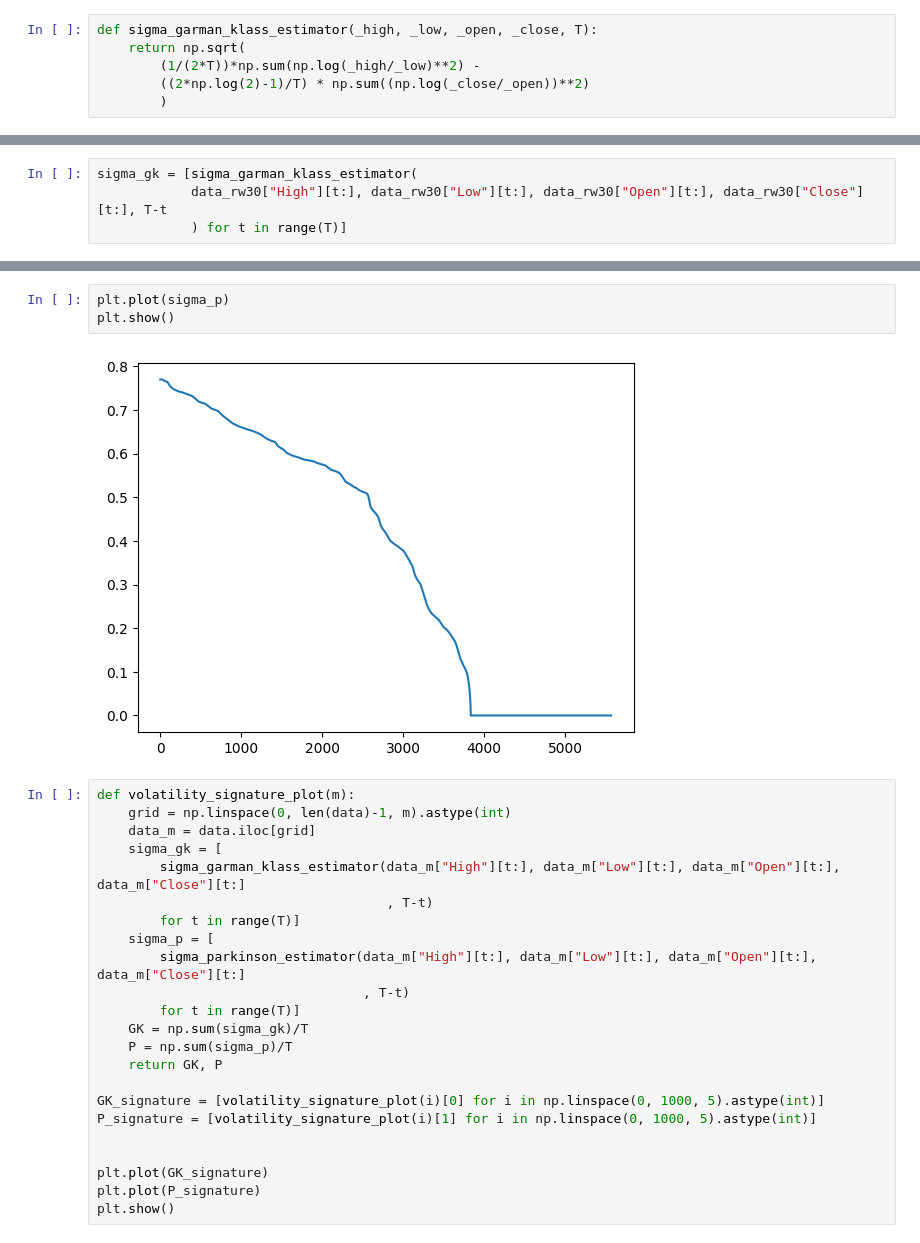
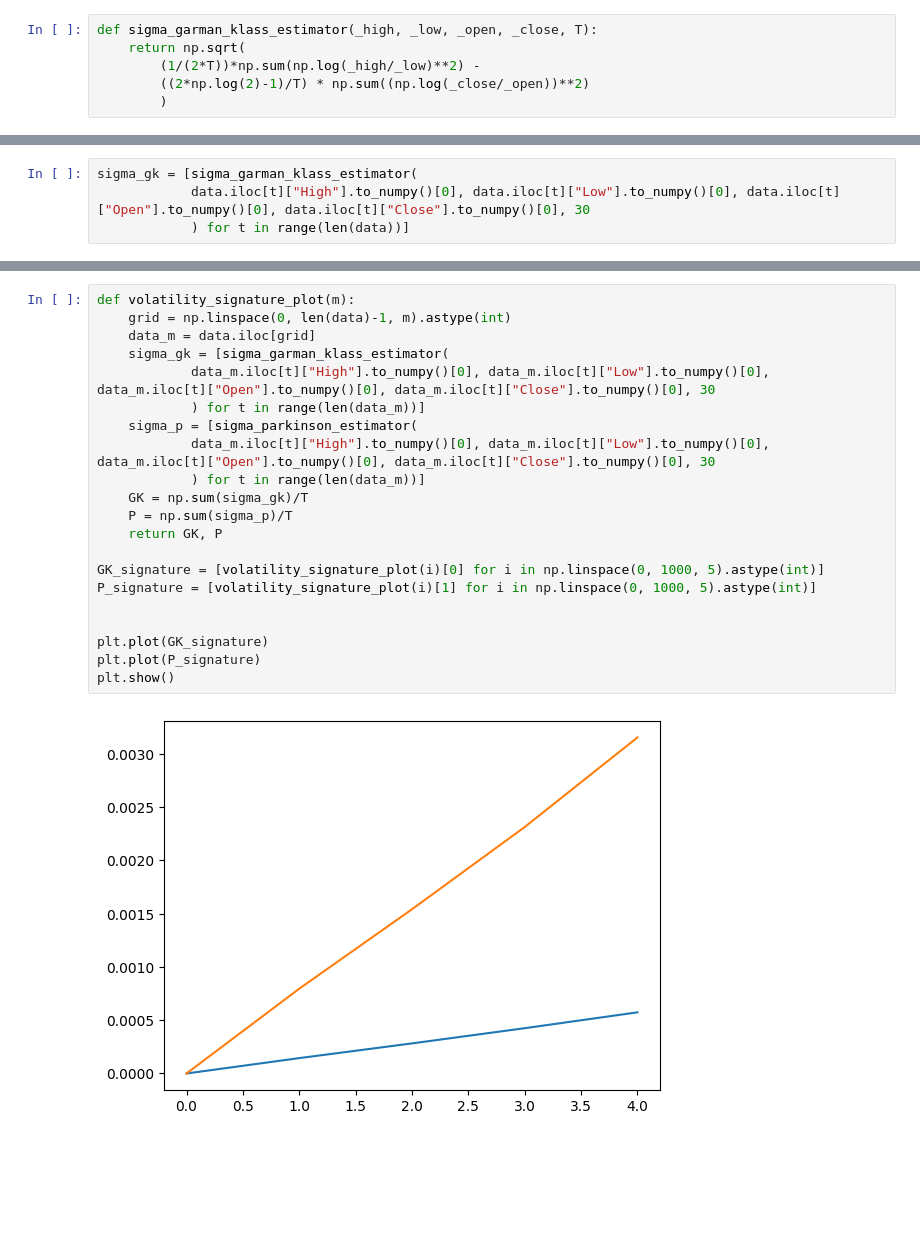
Before and after one commit to GiorgioCampo/CF_Assignment1, a Jupyter notebook: compfin_1.ipynb, the cells around one changed output, grey strips where cells are left out. Cells and saved outputs as stored; diff of their text form; blank space fills up the shorter version.

```diff
--- a/compfin_1.ipynb
+++ b/compfin_1.ipynb
@@ -97,4 +56,4 @@ In the rolling window estimator does T change?
 # %%
 sigma_gk = [sigma_garman_klass_estimator(
-            data_rw30["High"][t:], data_rw30["Low"][t:], data_rw30["Open"][t:], data_rw30["Close"][t:], T-t
-            ) for t in range(T)]
+            data.iloc[t]["High"].to_numpy()[0], data.iloc[t]["Low"].to_numpy()[0], data.iloc[t]["Open"].to_numpy()[0], data.iloc[t]["Close"].to_numpy()[0], 30
+            ) for t in range(len(data))]
@@ -114,28 +78,23 @@ plt.show()
-# %%
-plt.plot(sigma_p)
-plt.show()
-# %% [output]
-[figure, removed]
 # %%
 def volatility_signature_plot(m):
     grid = np.linspace(0, len(data)-1, m).astype(int)
     data_m = data.iloc[grid]
-    sigma_gk = [
-        sigma_garman_klass_estimator(data_m["High"][t:], data_m["Low"][t:], data_m["Open"][t:], data_m["Close"][t:]
-                                     , T-t)
-        for t in range(T)]
-    sigma_p = [
-        sigma_parkinson_estimator(data_m["High"][t:], data_m["Low"][t:], data_m["Open"][t:], data_m["Close"][t:]
-                                  , T-t)
-        for t in range(T)]
+    sigma_gk = [sigma_garman_klass_estimator(
+            data_m.iloc[t]["High"].to_numpy()[0], data_m.iloc[t]["Low"].to_numpy()[0], data_m.iloc[t]["Open"].to_numpy()[0], data_m.iloc[t]["Close"].to_numpy()[0], 30
+            ) for t in range(len(data_m))]
+    sigma_p = [sigma_parkinson_estimator(
+            data_m.iloc[t]["High"].to_numpy()[0], data_m.iloc[t]["Low"].to_numpy()[0], data_m.iloc[t]["Open"].to_numpy()[0], data_m.iloc[t]["Close"].to_numpy()[0], 30
+            ) for t in range(len(data_m))]
     GK = np.sum(sigma_gk)/T
     P = np.sum(sigma_p)/T
     return GK, P
 
 GK_signature = [volatility_signature_plot(i)[0] for i in np.linspace(0, 1000, 5).astype(int)]
 P_signature = [volatility_signature_plot(i)[1] for i in np.linspace(0, 1000, 5).astype(int)]
 
 
 plt.plot(GK_signature)
 plt.plot(P_signature)
 plt.show()
+# %% [output]
+[figure, added]
```
Also changed, not shown: parts of 15 cells of this notebook.
